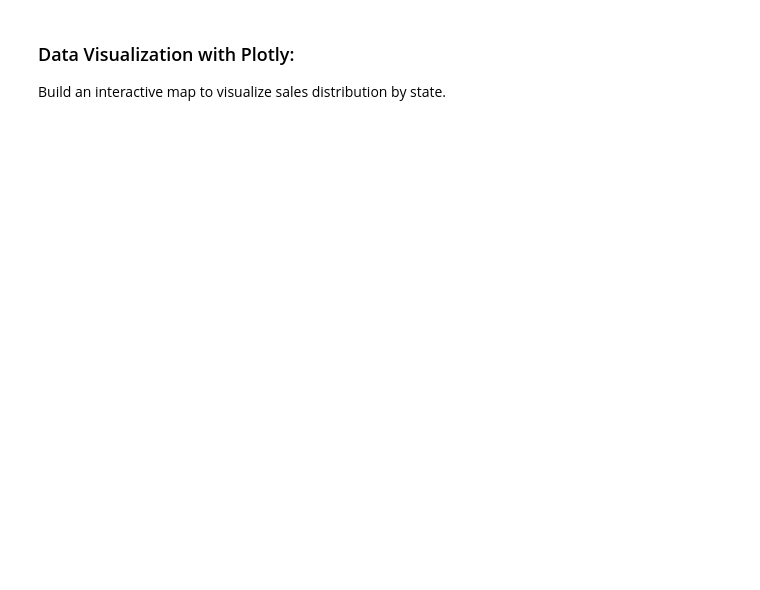
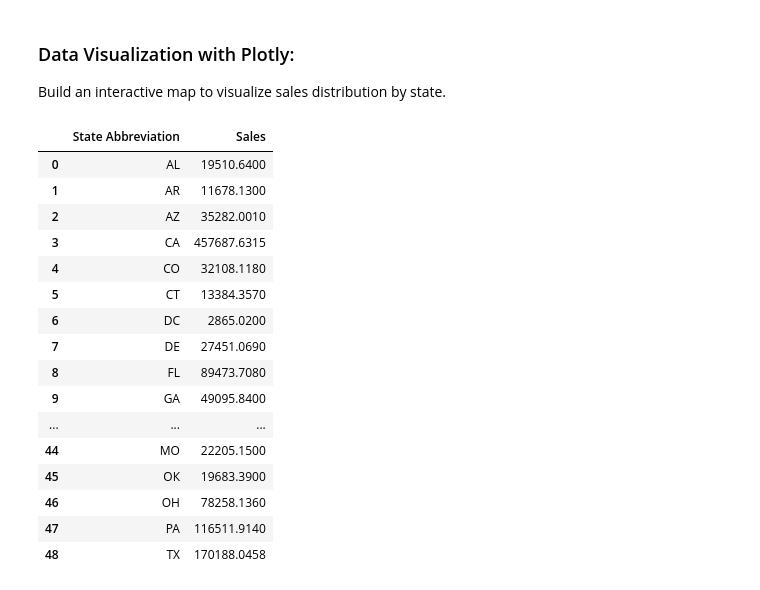
Before and after one commit to CharlotteBenadiba/DI-Bootcamp-3, a Jupyter notebook: Week5/Day2/DailyChallenge1.ipynb, the cells around one changed output. Cells and saved outputs as stored; diff of their text form; code cells hidden in the pictures; blank space fills up the shorter version.

```diff
--- a/Week5/Day2/DailyChallenge1.ipynb
+++ b/Week5/Day2/DailyChallenge1.ipynb
@@ -128,4 +142,81 @@ fig.show()
 # %% [markdown]
 ### Data Visualization with Plotly:
 Build an interactive map to visualize sales distribution by state.
+# %%
+states_name_to_abbr = {
+    'Alabama': 'AL',
+    'Alaska': 'AK',
+    'Arizona':'AZ',
+    'Arkansas': 'AR',
+    'California': 'CA',
+    'Colorado': 'CO',
+    'Connecticut': 'CT',
+    'Delaware': 'DE',
+    'District of Columbia': 'DC',
+    'Florida': 'FL',
+    'Georgia': 'GA',
+    'Hawaii': 'HI',
+    'Idaho': 'ID',
+    'Illinois': 'IL',
+    'Indiana': 'IN',
+    'Iowa': 'IA',
+    'Kansas': 'KS',
+    'Kentucky': 'KY',
+    'Louisiana': 'LA',
+    'Maine': 'ME',
+    'Maryland': 'MD',
+    'Massachusetts': 'МА',
+    'Michigan': 'MI',
+    'Minnesota': 'MN',
+    'Mississippi': 'MS',
+    'Missouri': 'МО',
+    'Montana': 'MT',
+    'Nebraska': 'NE',
+    'Nevada': 'NV',
+    'New Hampshire': 'NH',
+    'New Jersey': 'NJ',
+    'New Mexico': 'NM',
+    'New York': 'NY',
+    'North Carolina': 'NC',
+    'North Dakota': 'ND',
+    'Ohio': 'ОН',
+    'Oklahoma': 'ОК',
+    'Oregon': 'OR',
+    'Pennsylvania': 'РА',
+    'Rhode Island': 'RI',
+    'South Carolina': 'SC',
+    'South Dakota': 'SD',
+    'Tennessee': 'TN',
+    'Texas': 'TX',
+    'Utah': 'UT',
+    'Vermont': 'VT',
+    'Virginia': 'VA',
+    'Washington': 'WA',
+    'West Virginia': 'WV',
+    'Wisconsin': 'WI',
+    'Wyoming': 'WY'
+}
+
+superstore_orders['State Abbreviation'] = superstore_orders['State'].map(states_name_to_abbr)
+
+sales_by_state = superstore_orders.groupby('State Abbreviation')['Sales'].sum().reset_index().sort_values(by='Sales')
+sales_by_state
+# %% [output]
+|  | State Abbreviation | Sales |
+| 0 | AL | 19510.6400 |
+| 1 | AR | 11678.1300 |
+| 2 | AZ | 35282.0010 |
+| 3 | CA | 457687.6315 |
+| 4 | CO | 32108.1180 |
+| 5 | CT | 13384.3570 |
+| 6 | DC | 2865.0200 |
+| 7 | DE | 27451.0690 |
+| 8 | FL | 89473.7080 |
+| 9 | GA | 49095.8400 |
+| ... | ... | ... |
+| 44 | МО | 22205.1500 |
+| 45 | ОК | 19683.3900 |
+| 46 | ОН | 78258.1360 |
+| 47 | РА | 116511.9140 |
+| 48 | ТХ | 170188.0458 |
 # %%
```
Also changed, not shown: parts of 14 cells of this notebook, 1 other file.
